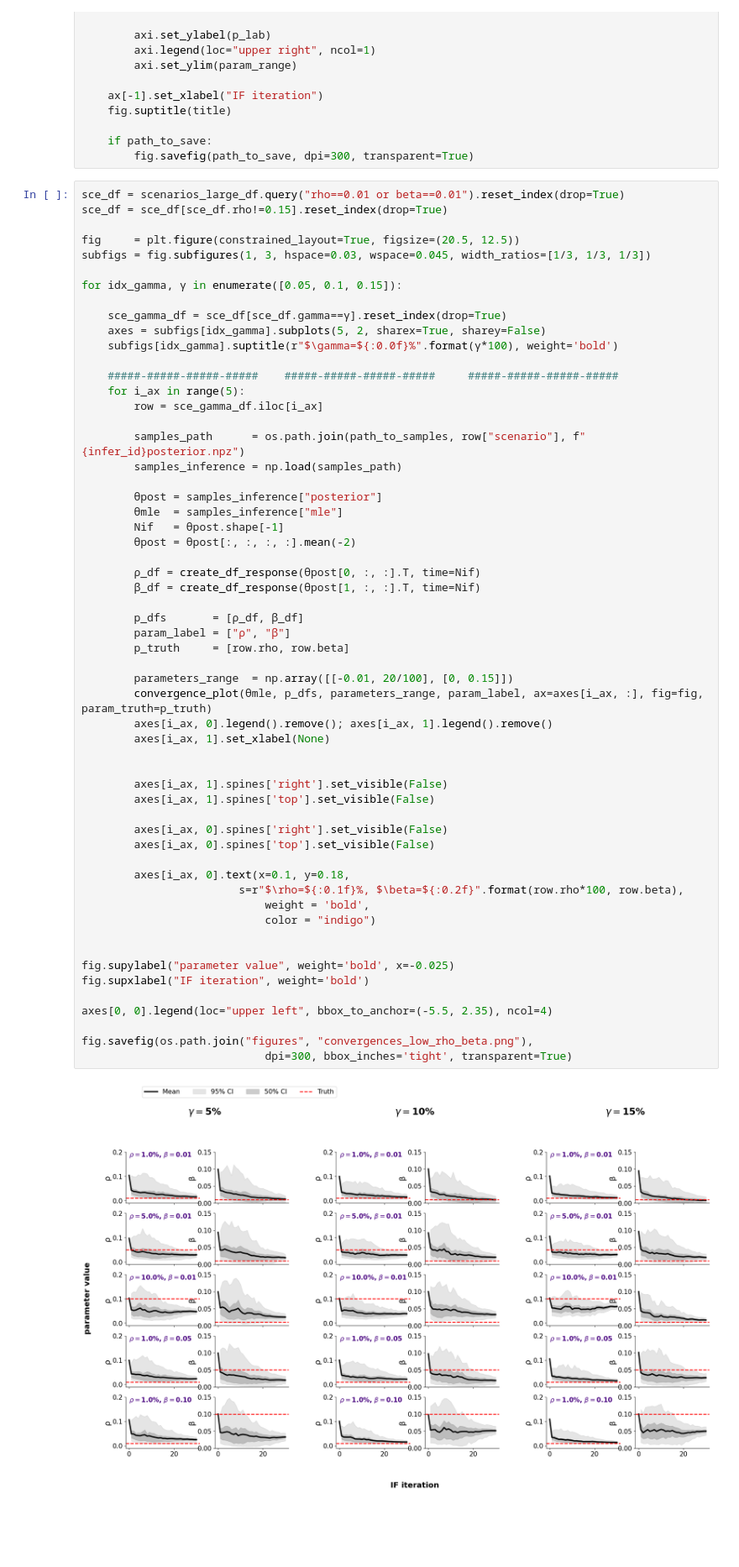
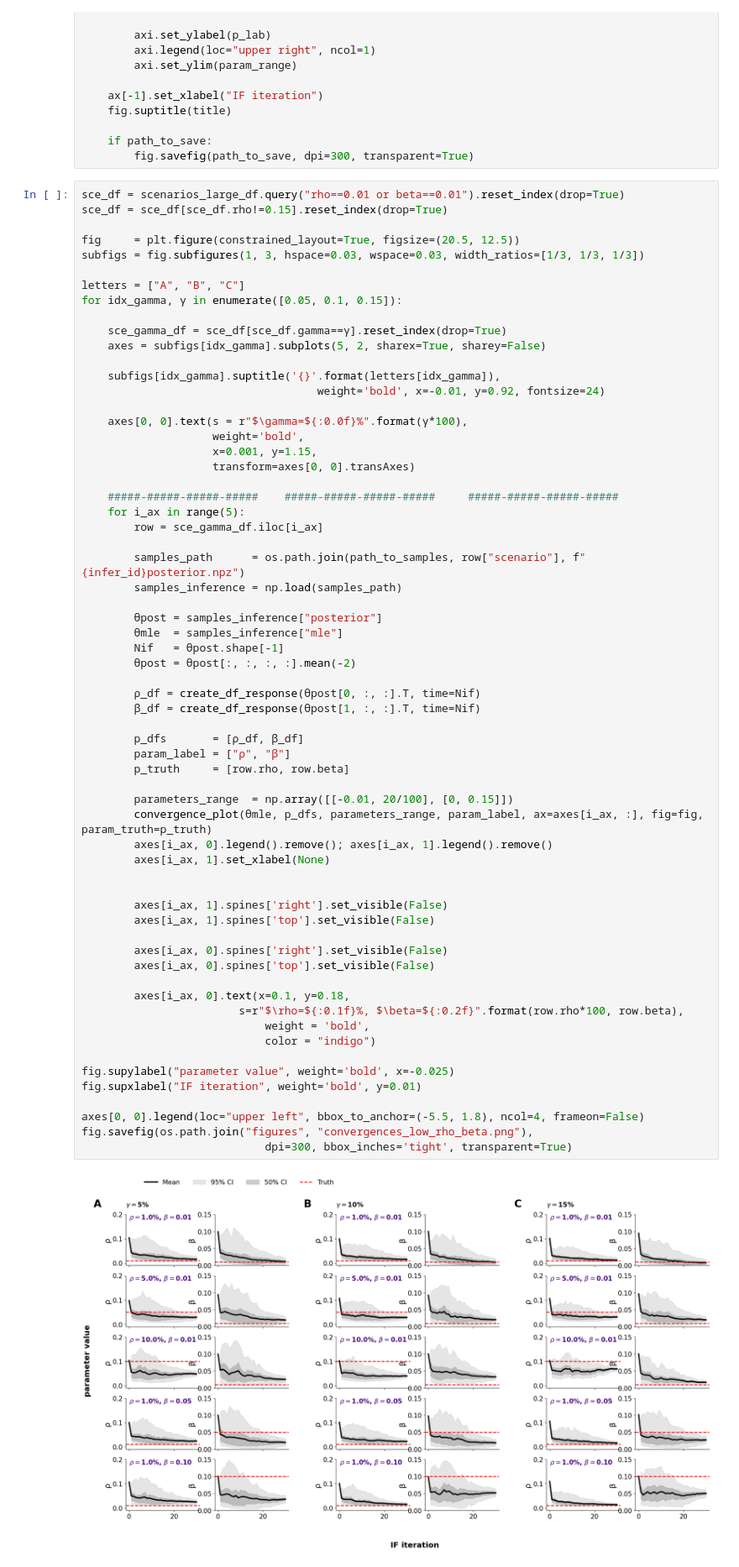
Before and after one commit to ChaosDonkey06/AMR_ABM2, a Jupyter notebook: abm/reviews_epidemics/synthetic_inference.ipynb, the cells around one changed output. Shown at 84% size. Saved outputs shown, nothing was run; the diff lists cells and outputs as text; blank space fills up the shorter version.

```diff
--- a/abm/reviews_epidemics/synthetic_inference.ipynb
+++ b/abm/reviews_epidemics/synthetic_inference.ipynb
@@ -261,13 +322,21 @@ sce_df = scenarios_large_df.query("rho==0.01 or beta==0.01").reset_index(drop=Tr
 sce_df = sce_df[sce_df.rho!=0.15].reset_index(drop=True)
 
 fig     = plt.figure(constrained_layout=True, figsize=(20.5, 12.5))
-subfigs = fig.subfigures(1, 3, hspace=0.03, wspace=0.045, width_ratios=[1/3, 1/3, 1/3])
+subfigs = fig.subfigures(1, 3, hspace=0.03, wspace=0.03, width_ratios=[1/3, 1/3, 1/3])
 
+letters = ["A", "B", "C"]
 for idx_gamma, γ in enumerate([0.05, 0.1, 0.15]):
 
     sce_gamma_df = sce_df[sce_df.gamma==γ].reset_index(drop=True)
     axes = subfigs[idx_gamma].subplots(5, 2, sharex=True, sharey=False)
-    subfigs[idx_gamma].suptitle(r"$\gamma=${:0.0f}%".format(γ*100), weight='bold')
+
+    subfigs[idx_gamma].suptitle('{}'.format(letters[idx_gamma]),
+                                    weight='bold', x=-0.01, y=0.92, fontsize=24)
+
+    axes[0, 0].text(s = r"$\gamma=${:0.0f}%".format(γ*100),
+                    weight='bold',
+                    x=0.001, y=1.15,
+                    transform=axes[0, 0].transAxes)
 
     #####-#####-#####-#####    #####-#####-#####-#####     #####-#####-#####-#####
     for i_ax in range(5):
@@ -282,36 +351,34 @@ for idx_gamma, γ in enumerate([0.05, 0.1, 0.15]):
         θpost = θpost[:, :, :, :].mean(-2)
 
         ρ_df = create_df_response(θpost[0, :, :].T, time=Nif)
         β_df = create_df_response(θpost[1, :, :].T, time=Nif)
 
         p_dfs       = [ρ_df, β_df]
         param_label = ["ρ", "β"]
         p_truth     = [row.rho, row.beta]
 
         parameters_range  = np.array([[-0.01, 20/100], [0, 0.15]])
         convergence_plot(θmle, p_dfs, parameters_range, param_label, ax=axes[i_ax, :], fig=fig, param_truth=p_truth)
         axes[i_ax, 0].legend().remove(); axes[i_ax, 1].legend().remove()
         axes[i_ax, 1].set_xlabel(None)
 
 
         axes[i_ax, 1].spines['right'].set_visible(False)
         axes[i_ax, 1].spines['top'].set_visible(False)
 
         axes[i_ax, 0].spines['right'].set_visible(False)
         axes[i_ax, 0].spines['top'].set_visible(False)
 
         axes[i_ax, 0].text(x=0.1, y=0.18,
                         s=r"$\rho=${:0.1f}%, $\beta=${:0.2f}".format(row.rho*100, row.beta),
                             weight = 'bold',
                             color = "indigo")
 
+fig.supylabel("parameter value", weight='bold', x=-0.025)
+fig.supxlabel("IF iteration", weight='bold', y=0.01)
 
-fig.supylabel("parameter value", weight='bold', x=-0.025)
-fig.supxlabel("IF iteration", weight='bold')
-
-axes[0, 0].legend(loc="upper left", bbox_to_anchor=(-5.5, 2.35), ncol=4)
-
+axes[0, 0].legend(loc="upper left", bbox_to_anchor=(-5.5, 1.8), ncol=4, frameon=False)
 fig.savefig(os.path.join("figures", "convergences_low_rho_beta.png"),
                             dpi=300, bbox_inches='tight', transparent=True)
 # %% [output]
-[figure, old version]
+[figure, new version]
```
Also changed, not shown: parts of 2 cells of this notebook, 13 other files.
